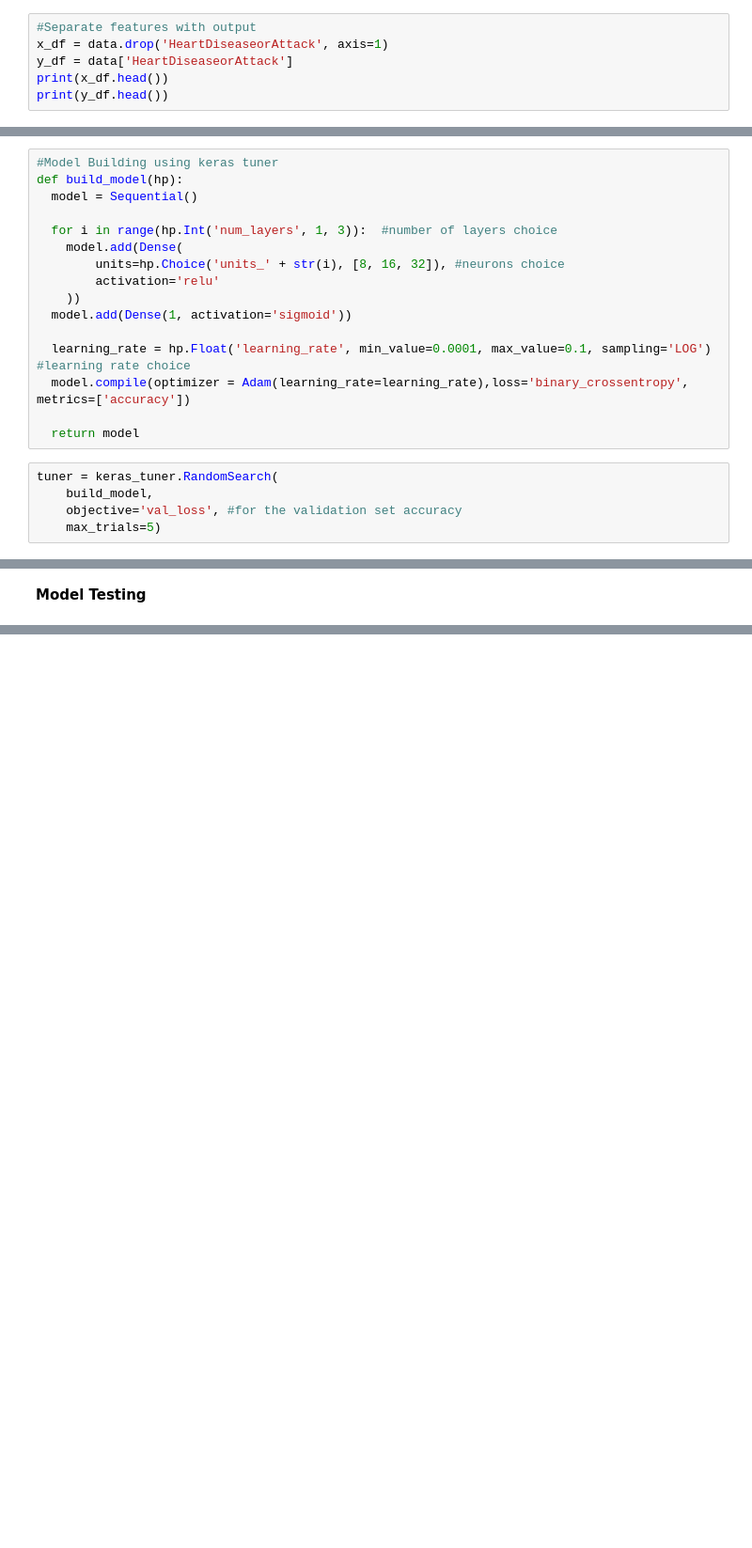
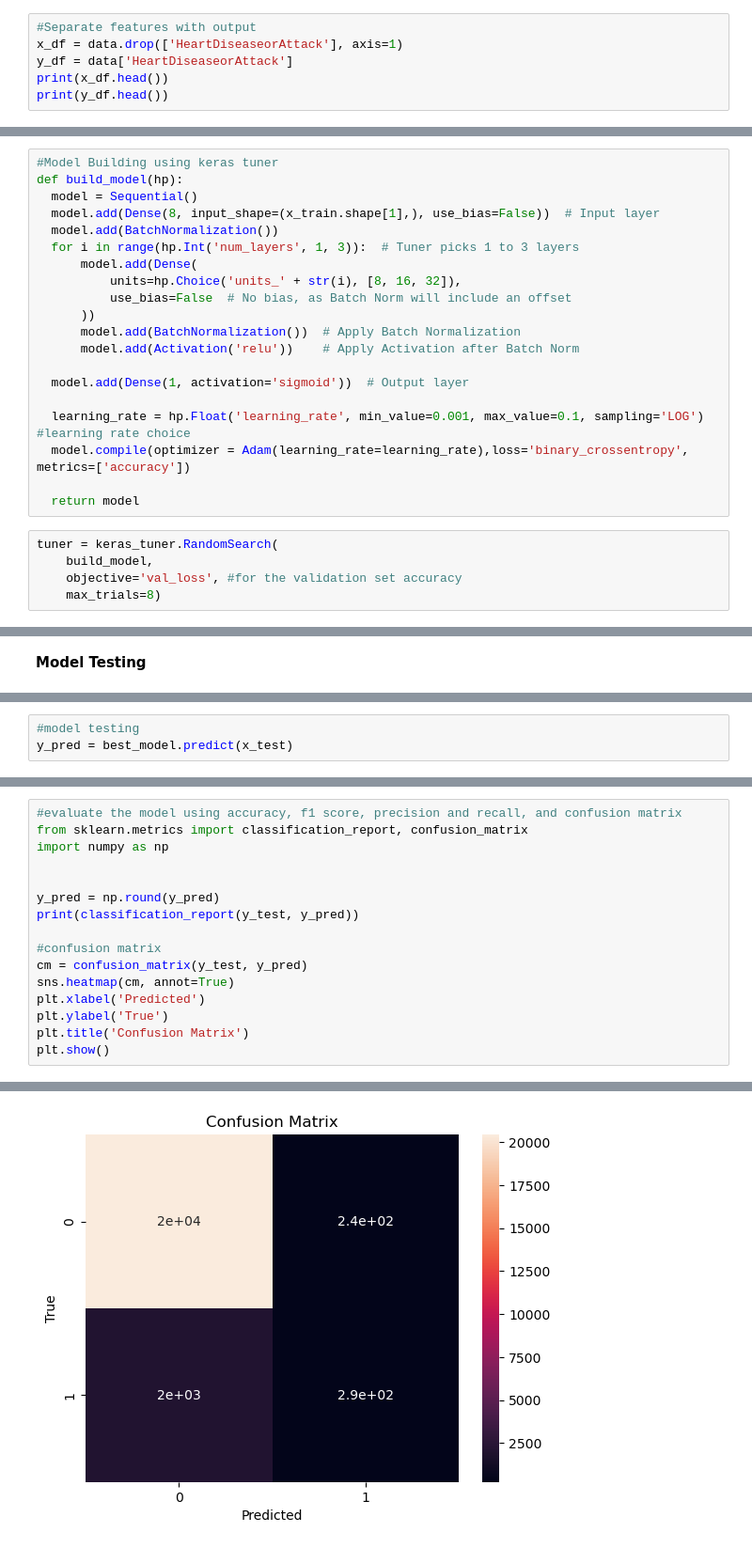
Before and after one commit to AnnTarek/Heart-Disease-Classification, a Jupyter notebook: heart_disease_classification.ipynb, the cells around one changed output, grey strips where cells are left out. Shown: that part at 94% size. Saved outputs shown, nothing was run; the diff lists cells and outputs as text; blank space fills up the shorter version.

```diff
--- a/heart_disease_classification.ipynb
+++ b/heart_disease_classification.ipynb
@@ -116,6 +122,6 @@ for i in data.columns:
 # %%
 #Separate features with output
-x_df = data.drop('HeartDiseaseorAttack', axis=1)
+x_df = data.drop(['HeartDiseaseorAttack'], axis=1)
 y_df = data['HeartDiseaseorAttack']
 print(x_df.head())
 print(y_df.head())
@@ -164,15 +172,19 @@ print(x_test.shape)
 #Model Building using keras tuner
 def build_model(hp):
   model = Sequential()
+  model.add(Dense(8, input_shape=(x_train.shape[1],), use_bias=False))  # Input layer
+  model.add(BatchNormalization())
+  for i in range(hp.Int('num_layers', 1, 3)):  # Tuner picks 1 to 3 layers
+      model.add(Dense(
+          units=hp.Choice('units_' + str(i), [8, 16, 32]),
+          use_bias=False  # No bias, as Batch Norm will include an offset
+      ))
+      model.add(BatchNormalization())  # Apply Batch Normalization
+      model.add(Activation('relu'))    # Apply Activation after Batch Norm
 
-  for i in range(hp.Int('num_layers', 1, 3)):  #number of layers choice
-    model.add(Dense(
-        units=hp.Choice('units_' + str(i), [8, 16, 32]), #neurons choice
-        activation='relu'
-    ))
-  model.add(Dense(1, activation='sigmoid'))
+  model.add(Dense(1, activation='sigmoid'))  # Output layer
 
-  learning_rate = hp.Float('learning_rate', min_value=0.0001, max_value=0.1, sampling='LOG') #learning rate choice
+  learning_rate = hp.Float('learning_rate', min_value=0.001, max_value=0.1, sampling='LOG') #learning rate choice
   model.compile(optimizer = Adam(learning_rate=learning_rate),loss='binary_crossentropy', metrics=['accuracy'])
 
   return model
@@ -180,4 +192,4 @@ def build_model(hp):
 tuner = keras_tuner.RandomSearch(
     build_model,
     objective='val_loss', #for the validation set accuracy
-    max_trials=5)
+    max_trials=8)
@@ -212,0 +214,3 @@ KeyboardInterrupt:
+# %%
+#model testing
+y_pred = best_model.predict(x_test)
@@ -212,0 +221,17 @@ KeyboardInterrupt:
+# %%
+#evaluate the model using accuracy, f1 score, precision and recall, and confusion matrix
+from sklearn.metrics import classification_report, confusion_matrix
+import numpy as np
+
+
+y_pred = np.round(y_pred)
+print(classification_report(y_test, y_pred))
+
+#confusion matrix
+cm = confusion_matrix(y_test, y_pred)
+sns.heatmap(cm, annot=True)
+plt.xlabel('Predicted')
+plt.ylabel('True')
+plt.title('Confusion Matrix')
+plt.show()
+# %% [output]
@@ -212,0 +246 @@ KeyboardInterrupt:
+[figure, added]
```
Also changed, not shown: parts of 15 cells of this notebook.
